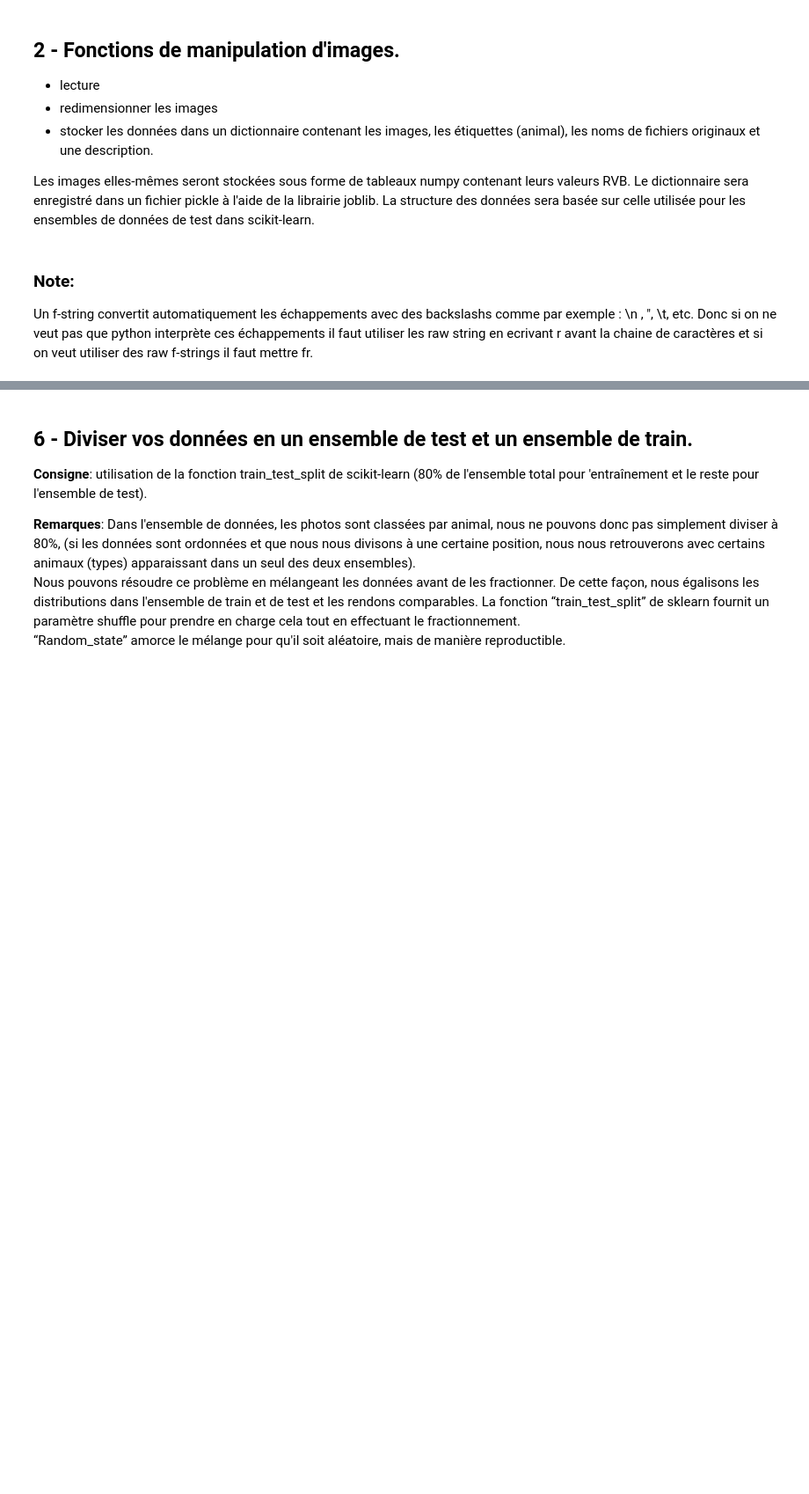
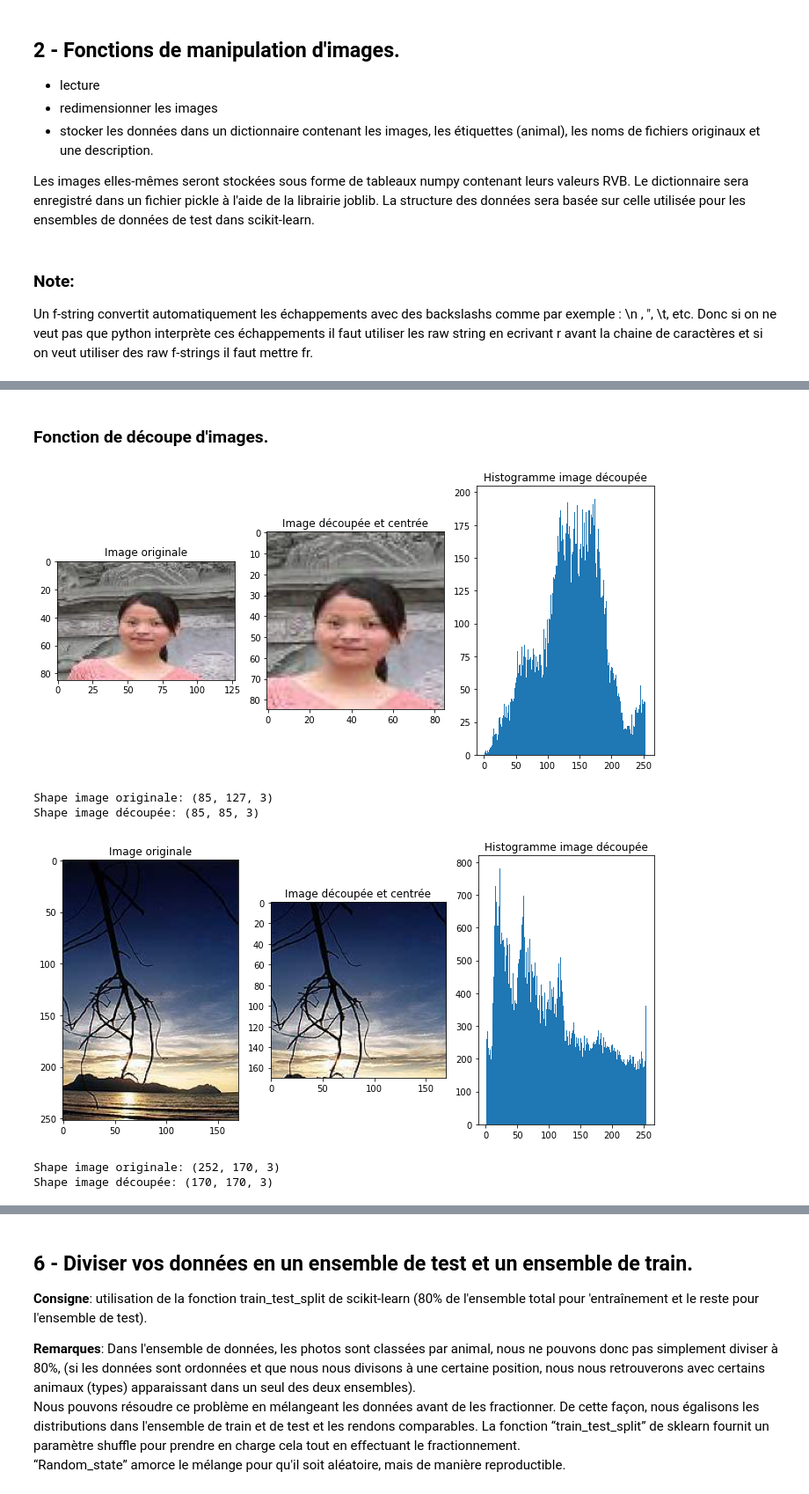
Before and after one commit to jpphi/brief14-Classification_Images, a Jupyter notebook: brief14-Classification_Images.ipynb, the cells around one changed output, grey strips where cells are left out. Shown at 88% size. Drawn from its saved outputs; the diff is of its cells as text; code cells hidden in the pictures; blank space fills up the shorter version.

```diff
--- a/brief14-Classification_Images.ipynb
+++ b/brief14-Classification_Images.ipynb
@@ -309,0 +126,66 @@ for ax, label in zip(axes, labels):
+# %% [markdown]
+### Fonction de découpe d'images.
+# %%
+def decimg(img, affiche= False):
+    """ docstring fonction decimg (découpe image)
+    découpe l'image pour qu'elle soit en format carré.
+    Valeur retournée: image au format carré.
+    Paramètres:
+    img: Image,
+    affiche: paramètre d'affichage.
+    """
+
+    if img.shape[0] == img.shape[1]: #format carré pas de problème
+        img_ret= img
+
+    elif img.shape[0] < img.shape[1]: #format "paysage" redimensionner et couper !
+        l= (img.shape[1] - img.shape[0])//2
+        m= img.shape[1] - l
+        img_ret= img[:,l:m].copy()
+
+    else : # img.shape[0] > img.shape[1] => format "portrait" redimensionner et couper !
+        l= (img.shape[0] - img.shape[1])//2
+        m= img.shape[0] - l
+        img_ret= img[l:m,:].copy()
+
+    #print(img[:,l])
+
+    # Création de l'espace d'affichage
+    if affiche:
+
+        fig, axes = plt.subplots(nrows=1, ncols=3, figsize=(10, 5))
+
+        axes[0].imshow(img, cmap='BrBG')
+        axes[0].set_title("Image originale")
+
+        axes[1].imshow(img_ret, cmap='BrBG')
+        axes[1].set_title("Image découpée et centrée")
+
+        axes[2].hist(img_ret.flatten(), bins=range(1,255)) # range(256) provoque un comportement étrange !!!!
+        axes[2].set_title("Histogramme image découpée")
+        #axes[0].set_xlim(0, 512)
+        #axes[0].set_ylim(512, 0)
+        plt.tight_layout()
+        plt.show()
+
+        print(f"Shape image originale: {img.shape}")
+        print(f"Shape image découpée: {img_ret.shape}")
+
+    return img_ret
+
+
+
+imgpy = imread(os.path.join("/home/jpphi/Documents/brief/brief14-Classification_Images/", "img3_testdeform.jpg"))
+imgpt = imread(os.path.join("/home/jpphi/Documents/brief/brief14-Classification_Images/", "img4_testdeforme.jpg"))
+
+# découpe d'image
+
+for image in (imgpy, imgpt):
+    decimg(image, affiche= True)
+# %% [output]
+[figure, added]
+Shape image originale: (85, 127, 3)
+Shape image découpée: (85, 85, 3)
+[figure, added]
+Shape image originale: (252, 170, 3)
+Shape image découpée: (170, 170, 3)
```
Also changed, not shown: parts of 86 cells of this notebook, 9 other files.
